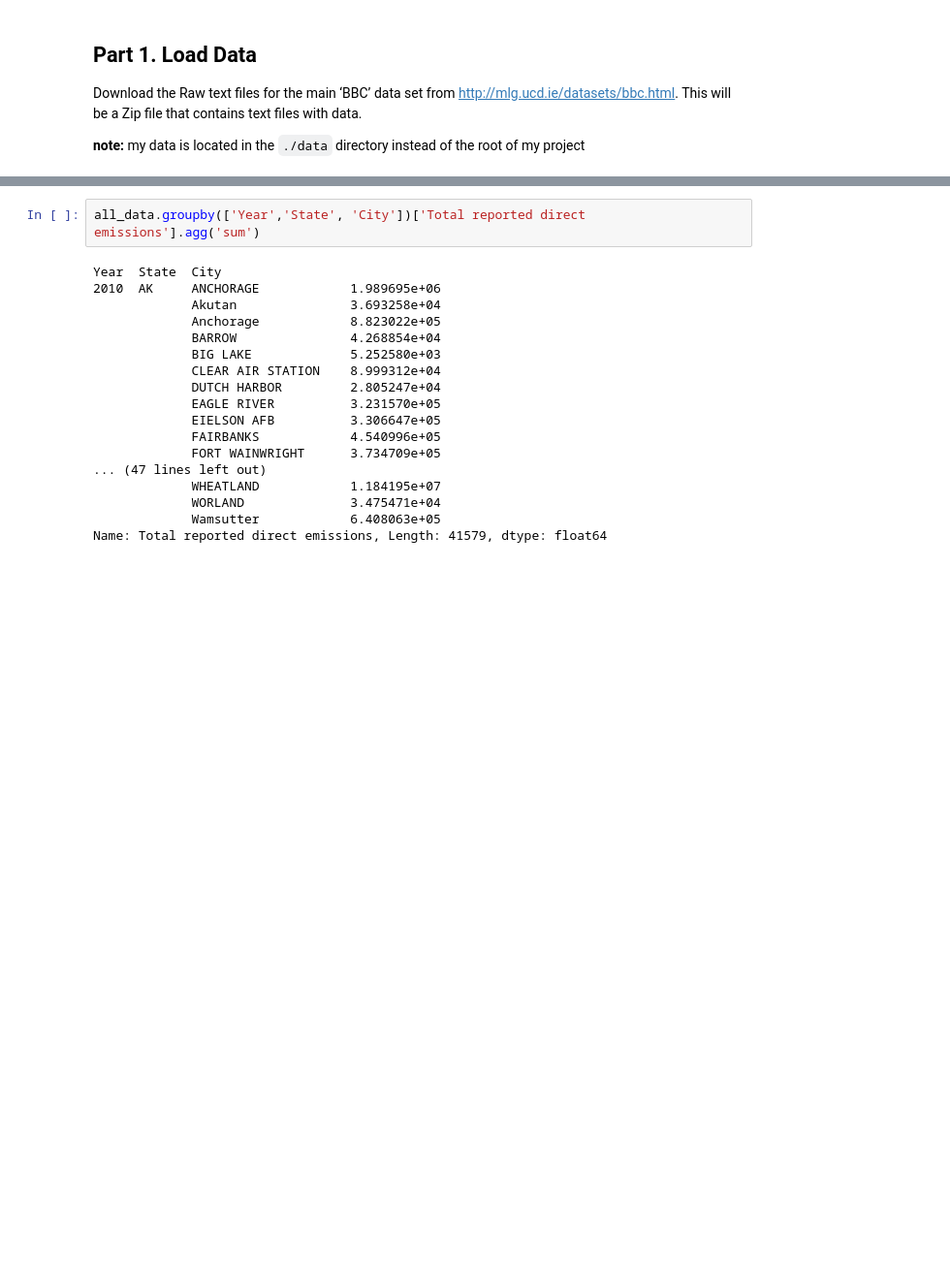
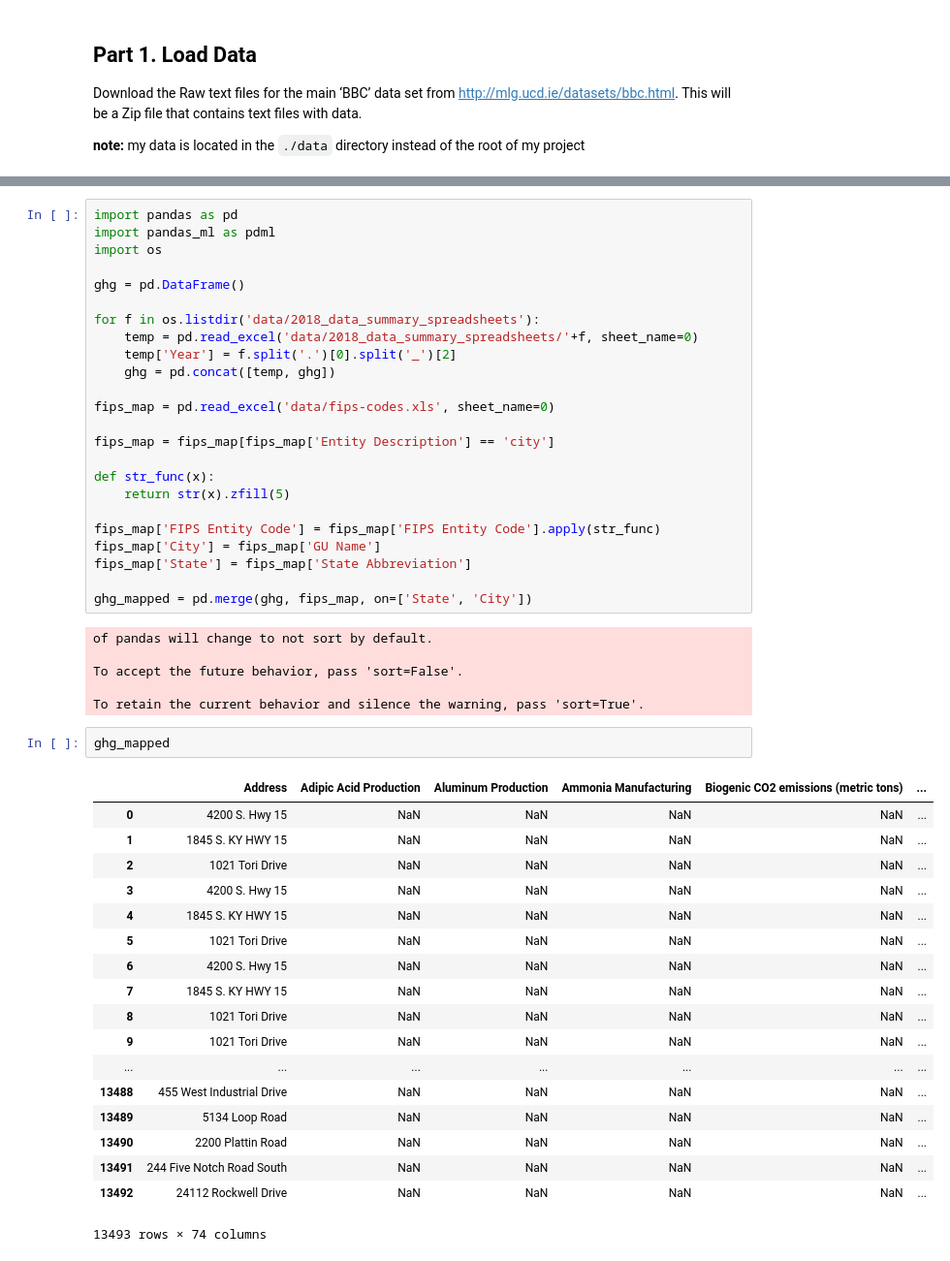
Before and after one commit to 801C07/final_project_cs533, a Jupyter notebook: PollutionData.ipynb, the cells around one changed output, grey strips where cells are left out. Shown: that part at 97% size. Saved outputs shown, nothing was run; the diff lists cells and outputs as text; blank space fills up the shorter version.

```diff
--- a/PollutionData.ipynb
+++ b/PollutionData.ipynb
@@ -99,20 +13,51 @@ ghg_mapped = ghg.join(fips_mma)
-# %%
-all_data.groupby(['Year','State', 'City'])['Total reported direct emissions'].agg('sum')
-# %% [output]
-Year  State  City
-2010  AK     ANCHORAGE            1.989695e+06
-             Akutan               3.693258e+04
-             Anchorage            8.823022e+05
-             BARROW               4.268854e+04
-             BIG LAKE             5.252580e+03
-             CLEAR AIR STATION    8.999312e+04
-             DUTCH HARBOR         2.805247e+04
-             EAGLE RIVER          3.231570e+05
-             EIELSON AFB          3.306647e+05
-             FAIRBANKS            4.540996e+05
-             FORT WAINWRIGHT      3.734709e+05
-... (47 lines left out)
-             WHEATLAND            1.184195e+07
-             WORLAND              3.475471e+04
-             Wamsutter            6.408063e+05
-Name: Total reported direct emissions, Length: 41579, dtype: float64
+# %%
+import pandas as pd
+import pandas_ml as pdml
+import os
+
+ghg = pd.DataFrame()
+
+for f in os.listdir('data/2018_data_summary_spreadsheets'):
+    temp = pd.read_excel('data/2018_data_summary_spreadsheets/'+f, sheet_name=0)
+    temp['Year'] = f.split('.')[0].split('_')[2]
+    ghg = pd.concat([temp, ghg])
+
+fips_map = pd.read_excel('data/fips-codes.xls', sheet_name=0)
+
+fips_map = fips_map[fips_map['Entity Description'] == 'city']
+
+def str_func(x):
+    return str(x).zfill(5)
+
+fips_map['FIPS Entity Code'] = fips_map['FIPS Entity Code'].apply(str_func)
+fips_map['City'] = fips_map['GU Name']
+fips_map['State'] = fips_map['State Abbreviation']
+
+ghg_mapped = pd.merge(ghg, fips_map, on=['State', 'City'])
+# %% [output]
+of pandas will change to not sort by default.
+
+To accept the future behavior, pass 'sort=False'.
+
+To retain the current behavior and silence the warning, pass 'sort=True'.
+# %%
+ghg_mapped
+# %% [output]
+|  | Address | Adipic Acid Production | Aluminum Production | Ammonia Manufacturing | Biogenic CO2 emissions (metric tons) | ... |
+| 0 | 4200 S. Hwy 15 | NaN | NaN | NaN | NaN | ... |
+| 1 | 1845 S. KY HWY 15 | NaN | NaN | NaN | NaN | ... |
+| 2 | 1021 Tori Drive | NaN | NaN | NaN | NaN | ... |
+| 3 | 4200 S. Hwy 15 | NaN | NaN | NaN | NaN | ... |
+| 4 | 1845 S. KY HWY 15 | NaN | NaN | NaN | NaN | ... |
+| 5 | 1021 Tori Drive | NaN | NaN | NaN | NaN | ... |
+| 6 | 4200 S. Hwy 15 | NaN | NaN | NaN | NaN | ... |
+| 7 | 1845 S. KY HWY 15 | NaN | NaN | NaN | NaN | ... |
+| 8 | 1021 Tori Drive | NaN | NaN | NaN | NaN | ... |
+| 9 | 1021 Tori Drive | NaN | NaN | NaN | NaN | ... |
+| ... | ... | ... | ... | ... | ... | ... |
+| 13488 | 455 West Industrial Drive | NaN | NaN | NaN | NaN | ... |
+| 13489 | 5134 Loop Road | NaN | NaN | NaN | NaN | ... |
+| 13490 | 2200 Plattin Road | NaN | NaN | NaN | NaN | ... |
+| 13491 | 244 Five Notch Road South | NaN | NaN | NaN | NaN | ... |
+| 13492 | 24112 Rockwell Drive | NaN | NaN | NaN | NaN | ... |
+13493 rows × 74 columns
```
Also changed, not shown: parts of 7 cells of this notebook.
